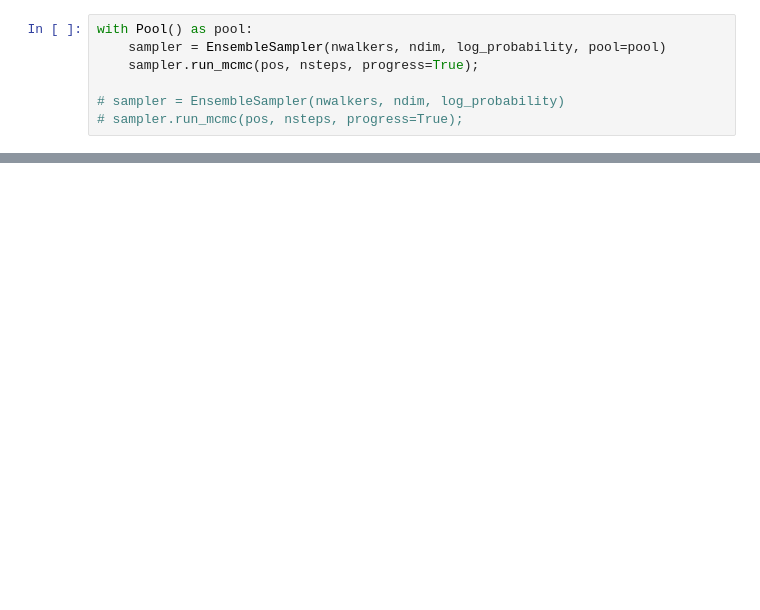
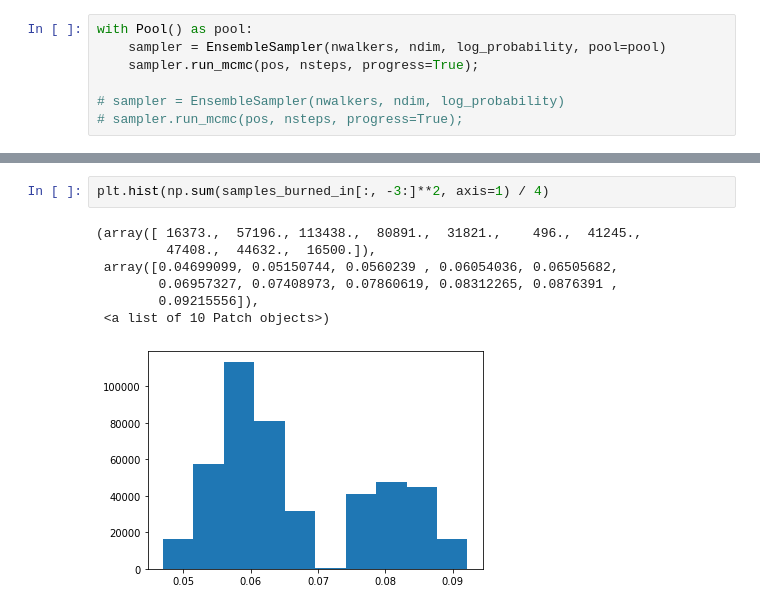
Before and after one commit to bmorris3/birthmarks, a Jupyter notebook: examples/DSTuc.ipynb, the cells around one changed output, grey strips where cells are left out. Cells and saved outputs as stored; diff of their text form; blank space fills up the shorter version.

```diff
--- a/examples/DSTuc.ipynb
+++ b/examples/DSTuc.ipynb
@@ -156 +156,11 @@ WARNING:root:Too few points to create valid contours
+# %%
+plt.hist(np.sum(samples_burned_in[:, -3:]**2, axis=1) / 4)
+# %% [output]
+(array([ 16373.,  57196., 113438.,  80891.,  31821.,    496.,  41245.,
+         47408.,  44632.,  16500.]),
+ array([0.04699099, 0.05150744, 0.0560239 , 0.06054036, 0.06505682,
+        0.06957327, 0.07408973, 0.07860619, 0.08312265, 0.0876391 ,
+        0.09215556]),
+ <a list of 10 Patch objects>)
+[figure, added]
 # %%
```
Also changed, not shown: parts of 11 cells of this notebook, 7 other files.
